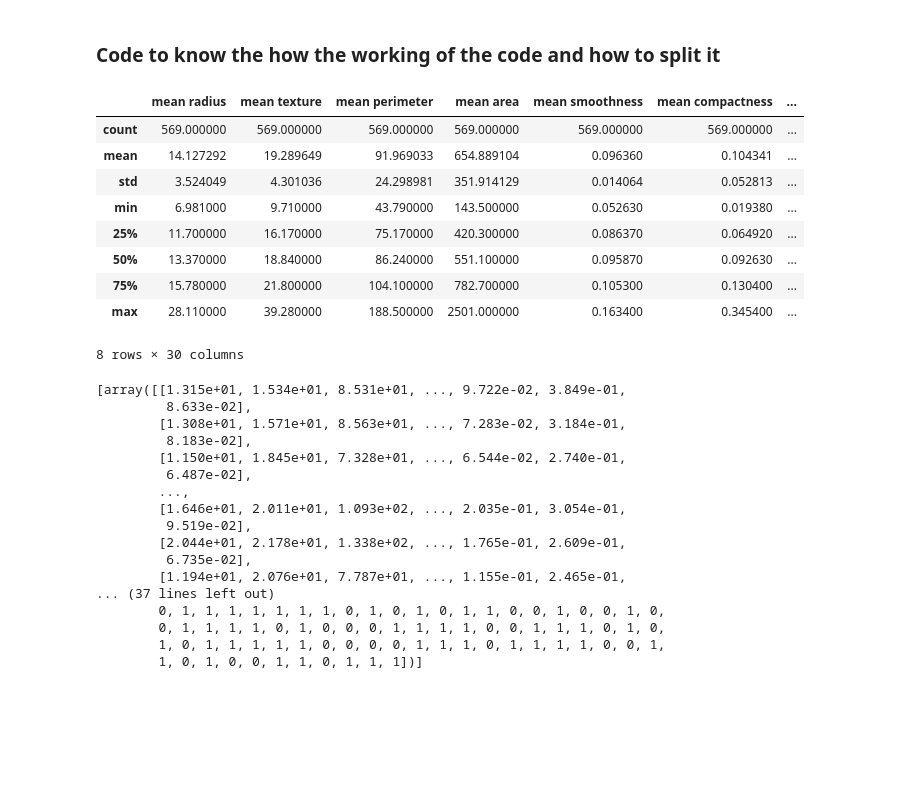
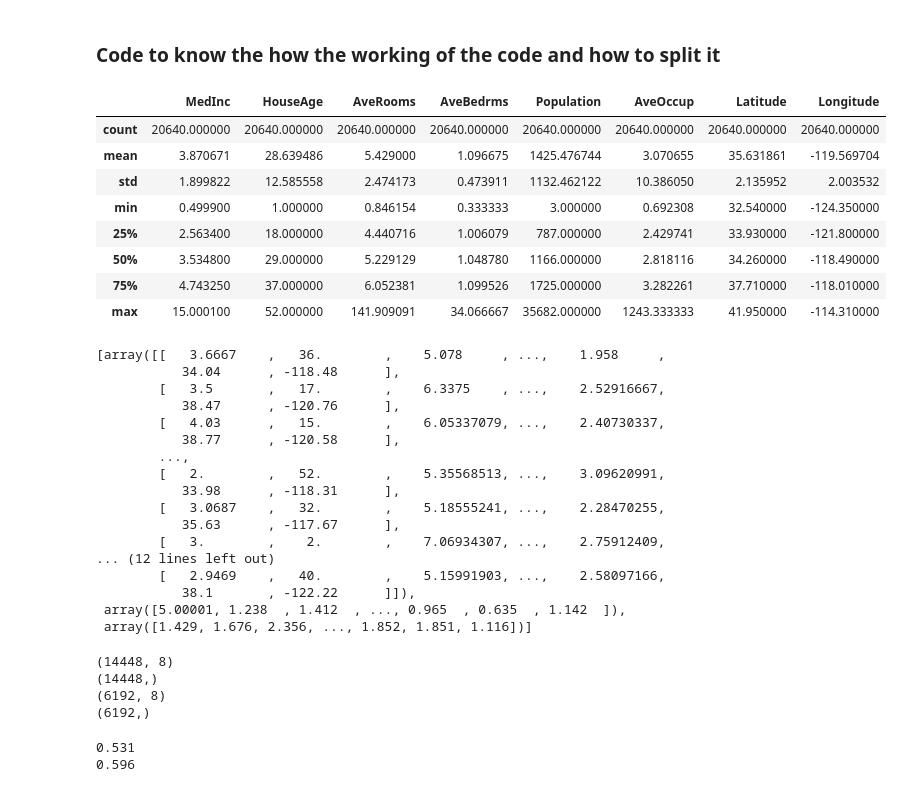
Before and after one commit to SauhardSHukla/Machine_Learning_Session, a Jupyter notebook: Simple linear Regression/Self_Practics_Files/Training_test.ipynb, the cells around one changed output. Cells and saved outputs as stored; diff of their text form; code cells hidden in the pictures; blank space fills up the shorter version.

```diff
--- a/Simple linear Regression/Self_Practics_Files/Training_test.ipynb
+++ b/Simple linear Regression/Self_Practics_Files/Training_test.ipynb
@@ -6,43 +7,42 @@ from sklearn import  model_selection
 # %%
-breast_Cancer= datasets.load_breast_cancer()
+breast_Cancer= datasets.fetch_california_housing()
 
 X = breast_Cancer.data
 Y = breast_Cancer.target
 
 import pandas as pd
 df = pd.DataFrame(X)
 # print(breast_Cancer.feature_names)
 
 df.columns= breast_Cancer.feature_names
 df.describe()
 # %% [output]
-|  | mean radius | mean texture | mean perimeter | mean area | mean smoothness | mean compactness | ... |
-| count | 569.000000 | 569.000000 | 569.000000 | 569.000000 | 569.000000 | 569.000000 | ... |
-| mean | 14.127292 | 19.289649 | 91.969033 | 654.889104 | 0.096360 | 0.104341 | ... |
-| std | 3.524049 | 4.301036 | 24.298981 | 351.914129 | 0.014064 | 0.052813 | ... |
-| min | 6.981000 | 9.710000 | 43.790000 | 143.500000 | 0.052630 | 0.019380 | ... |
-| 25% | 11.700000 | 16.170000 | 75.170000 | 420.300000 | 0.086370 | 0.064920 | ... |
-| 50% | 13.370000 | 18.840000 | 86.240000 | 551.100000 | 0.095870 | 0.092630 | ... |
-| 75% | 15.780000 | 21.800000 | 104.100000 | 782.700000 | 0.105300 | 0.130400 | ... |
-| max | 28.110000 | 39.280000 | 188.500000 | 2501.000000 | 0.163400 | 0.345400 | ... |
+|  | MedInc | HouseAge | AveRooms | AveBedrms | Population | AveOccup | Latitude | Longitude |
+| count | 20640.000000 | 20640.000000 | 20640.000000 | 20640.000000 | 20640.000000 | 20640.000000 | 20640.000000 | 20640.000000 |
+| mean | 3.870671 | 28.639486 | 5.429000 | 1.096675 | 1425.476744 | 3.070655 | 35.631861 | -119.569704 |
+| std | 1.899822 | 12.585558 | 2.474173 | 0.473911 | 1132.462122 | 10.386050 | 2.135952 | 2.003532 |
+| min | 0.499900 | 1.000000 | 0.846154 | 0.333333 | 3.000000 | 0.692308 | 32.540000 | -124.350000 |
+| 25% | 2.563400 | 18.000000 | 4.440716 | 1.006079 | 787.000000 | 2.429741 | 33.930000 | -121.800000 |
+| 50% | 3.534800 | 29.000000 | 5.229129 | 1.048780 | 1166.000000 | 2.818116 | 34.260000 | -118.490000 |
+| 75% | 4.743250 | 37.000000 | 6.052381 | 1.099526 | 1725.000000 | 3.282261 | 37.710000 | -118.010000 |
+| max | 15.000100 | 52.000000 | 141.909091 | 34.066667 | 35682.000000 | 1243.333333 | 41.950000 | -114.310000 |
-8 rows × 30 columns
 # %%
 model_selection.train_test_split(X,Y)
 # %% [output]
-[array([[1.315e+01, 1.534e+01, 8.531e+01, ..., 9.722e-02, 3.849e-01,
-         8.633e-02],
-        [1.308e+01, 1.571e+01, 8.563e+01, ..., 7.283e-02, 3.184e-01,
-         8.183e-02],
-        [1.150e+01, 1.845e+01, 7.328e+01, ..., 6.544e-02, 2.740e-01,
-         6.487e-02],
+[array([[   3.6667    ,   36.        ,    5.078     , ...,    1.958     ,
+           34.04      , -118.48      ],
+        [   3.5       ,   17.        ,    6.3375    , ...,    2.52916667,
+           38.47      , -120.76      ],
+        [   4.03      ,   15.        ,    6.05337079, ...,    2.40730337,
+           38.77      , -120.58      ],
         ...,
-        [1.646e+01, 2.011e+01, 1.093e+02, ..., 2.035e-01, 3.054e-01,
-         9.519e-02],
-        [2.044e+01, 2.178e+01, 1.338e+02, ..., 1.765e-01, 2.609e-01,
-         6.735e-02],
-        [1.194e+01, 2.076e+01, 7.787e+01, ..., 1.155e-01, 2.465e-01,
-... (37 lines left out)
-        0, 1, 1, 1, 1, 1, 1, 1, 0, 1, 0, 1, 0, 1, 1, 0, 0, 1, 0, 0, 1, 0,
-        0, 1, 1, 1, 1, 0, 1, 0, 0, 0, 1, 1, 1, 1, 0, 0, 1, 1, 1, 0, 1, 0,
-        1, 0, 1, 1, 1, 1, 1, 0, 0, 0, 0, 1, 1, 1, 0, 1, 1, 1, 1, 0, 0, 1,
-        1, 0, 1, 0, 0, 1, 1, 0, 1, 1, 1])]
+        [   2.        ,   52.        ,    5.35568513, ...,    3.09620991,
+           33.98      , -118.31      ],
+        [   3.0687    ,   32.        ,    5.18555241, ...,    2.28470255,
+           35.63      , -117.67      ],
+        [   3.        ,    2.        ,    7.06934307, ...,    2.75912409,
+... (12 lines left out)
+        [   2.9469    ,   40.        ,    5.15991903, ...,    2.58097166,
+           38.1       , -122.22      ]]),
+ array([5.00001, 1.238  , 1.412  , ..., 0.965  , 0.635  , 1.142  ]),
+ array([1.429, 1.676, 2.356, ..., 1.852, 1.851, 1.116])]
@@ -48,0 +55,10 @@ model_selection.train_test_split(X,Y)
+# %%
+print(x_train.shape)
+print(y_train.shape)
+print(x_test.shape)
+print(y_test.shape)
+# %% [output]
+(14448, 8)
+(14448,)
+(6192, 8)
+(6192,)
@@ -48,0 +72,8 @@ model_selection.train_test_split(X,Y)
+# %%
+from sklearn.metrics import mean_squared_error,r2_score
+
+print(round(mean_squared_error(y_test,y_predict),3))
+print(round(r2_score(y_test,y_predict),3))
+# %% [output]
+0.531
+0.596
```
Also changed, not shown: parts of 6 cells of this notebook.
